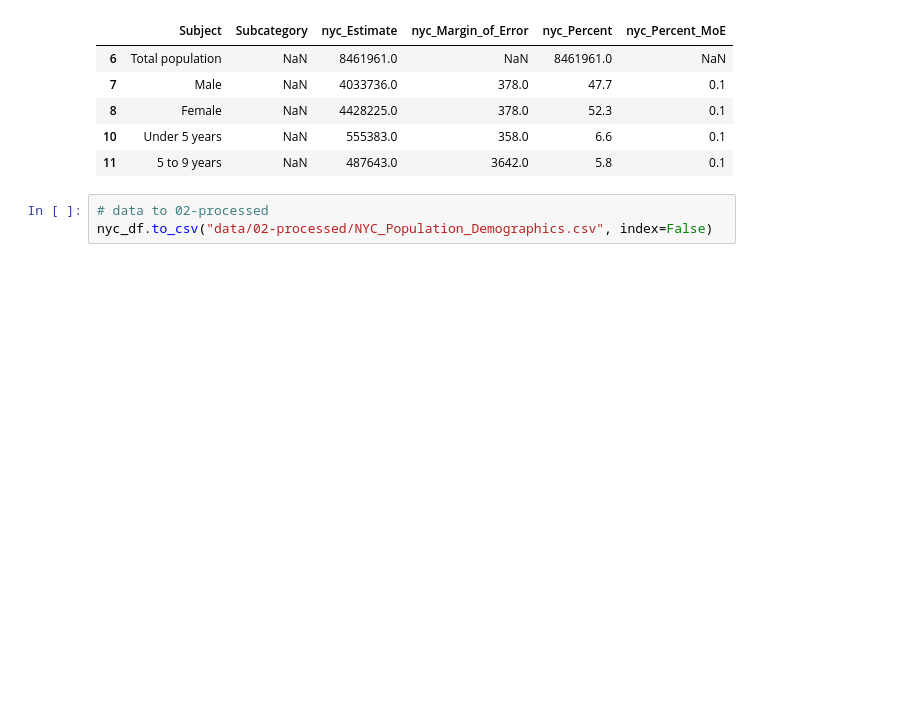
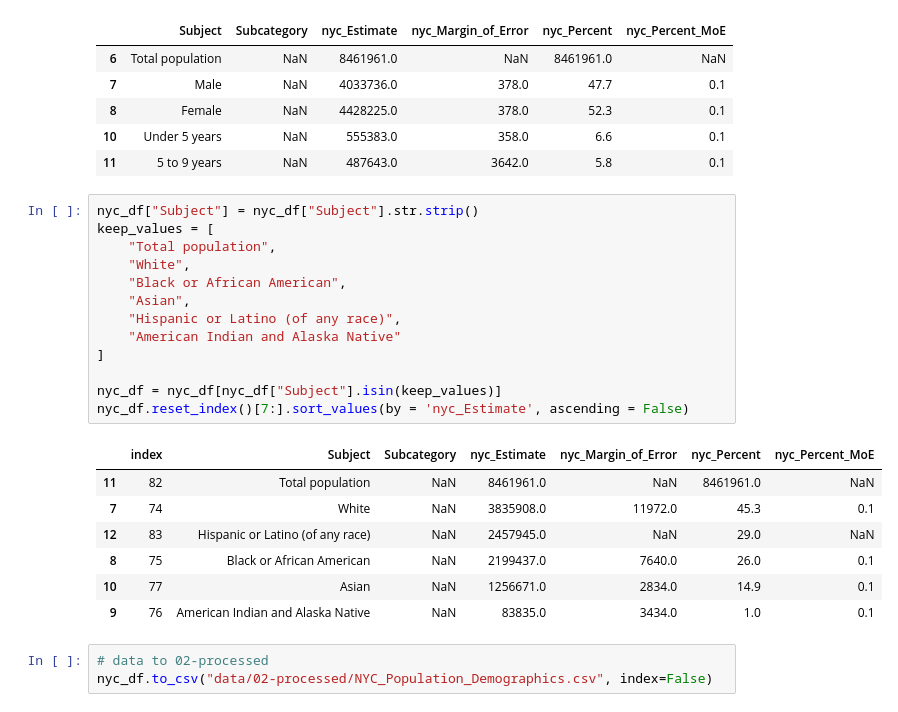
Before and after one commit to COGS108/Group017_WI26, a Jupyter notebook: 01-DataCheckpoint.ipynb, the cells around one changed output. Drawn from its saved outputs; the diff is of its cells as text; blank space fills up the shorter version.

```diff
--- a/01-DataCheckpoint.ipynb
+++ b/01-DataCheckpoint.ipynb
@@ -573,6 +581,27 @@ Cleaned shape: (84, 6)
 | 8 | Female | NaN | 4428225.0 | 378.0 | 52.3 | 0.1 |
 | 10 | Under 5 years | NaN | 555383.0 | 358.0 | 6.6 | 0.1 |
 | 11 | 5 to 9 years | NaN | 487643.0 | 3642.0 | 5.8 | 0.1 |
+# %%
+nyc_df["Subject"] = nyc_df["Subject"].str.strip()
+keep_values = [
+    "Total population",
+    "White",
+    "Black or African American",
+    "Asian",
+    "Hispanic or Latino (of any race)",
+    "American Indian and Alaska Native"
+]
+
+nyc_df = nyc_df[nyc_df["Subject"].isin(keep_values)]
+nyc_df.reset_index()[7:].sort_values(by = 'nyc_Estimate', ascending = False)
+# %% [output]
+|  | index | Subject | Subcategory | nyc_Estimate | nyc_Margin_of_Error | nyc_Percent | nyc_Percent_MoE |
+| 11 | 82 | Total population | NaN | 8461961.0 | NaN | 8461961.0 | NaN |
+| 7 | 74 | White | NaN | 3835908.0 | 11972.0 | 45.3 | 0.1 |
+| 12 | 83 | Hispanic or Latino (of any race) | NaN | 2457945.0 | NaN | 29.0 | NaN |
+| 8 | 75 | Black or African American | NaN | 2199437.0 | 7640.0 | 26.0 | 0.1 |
+| 10 | 77 | Asian | NaN | 1256671.0 | 2834.0 | 14.9 | 0.1 |
+| 9 | 76 | American Indian and Alaska Native | NaN | 83835.0 | 3434.0 | 1.0 | 0.1 |
 # %%
 # data to 02-processed
 nyc_df.to_csv("data/02-processed/NYC_Population_Demographics.csv", index=False)
```
Also changed, not shown: parts of 11 cells of this notebook.
